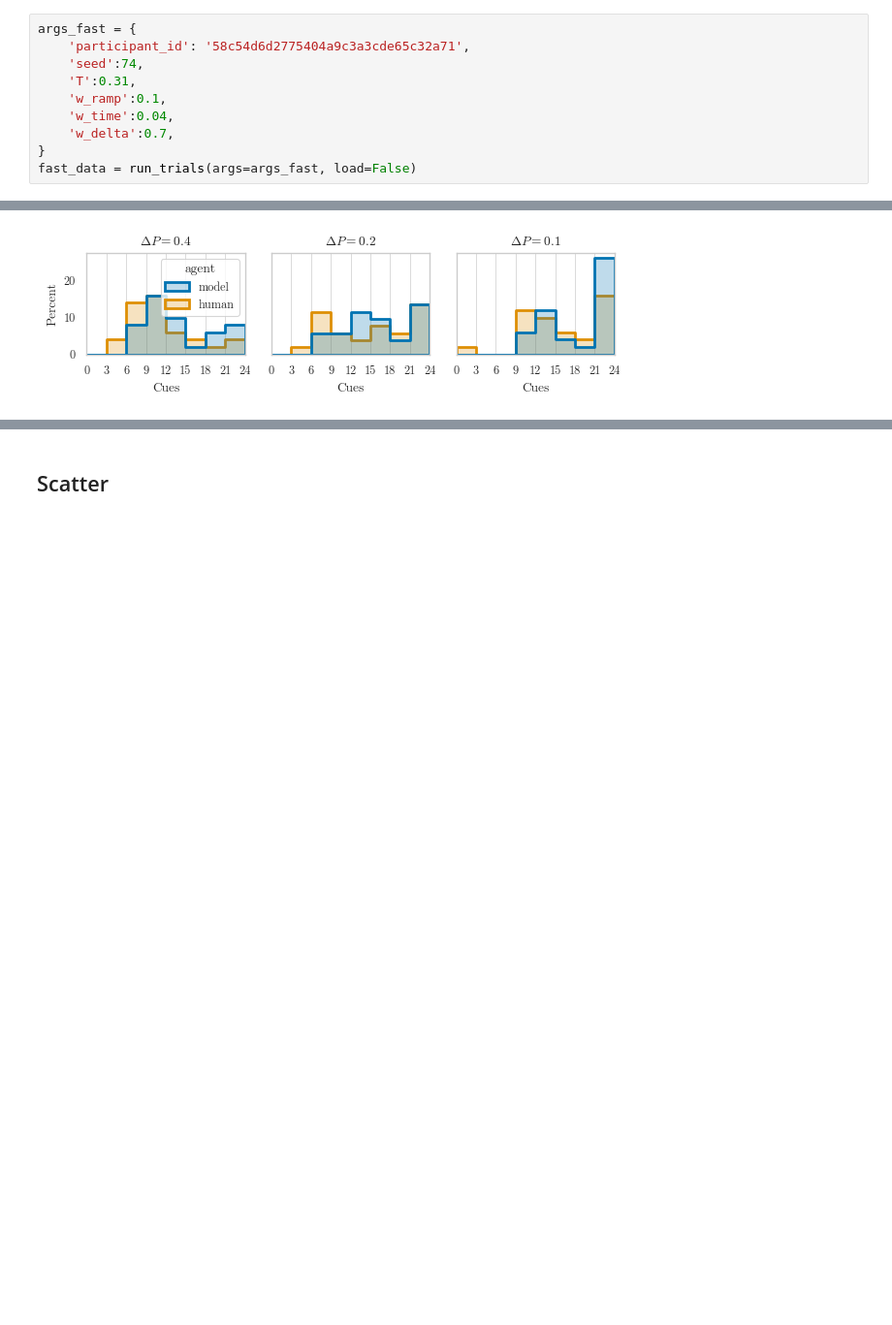
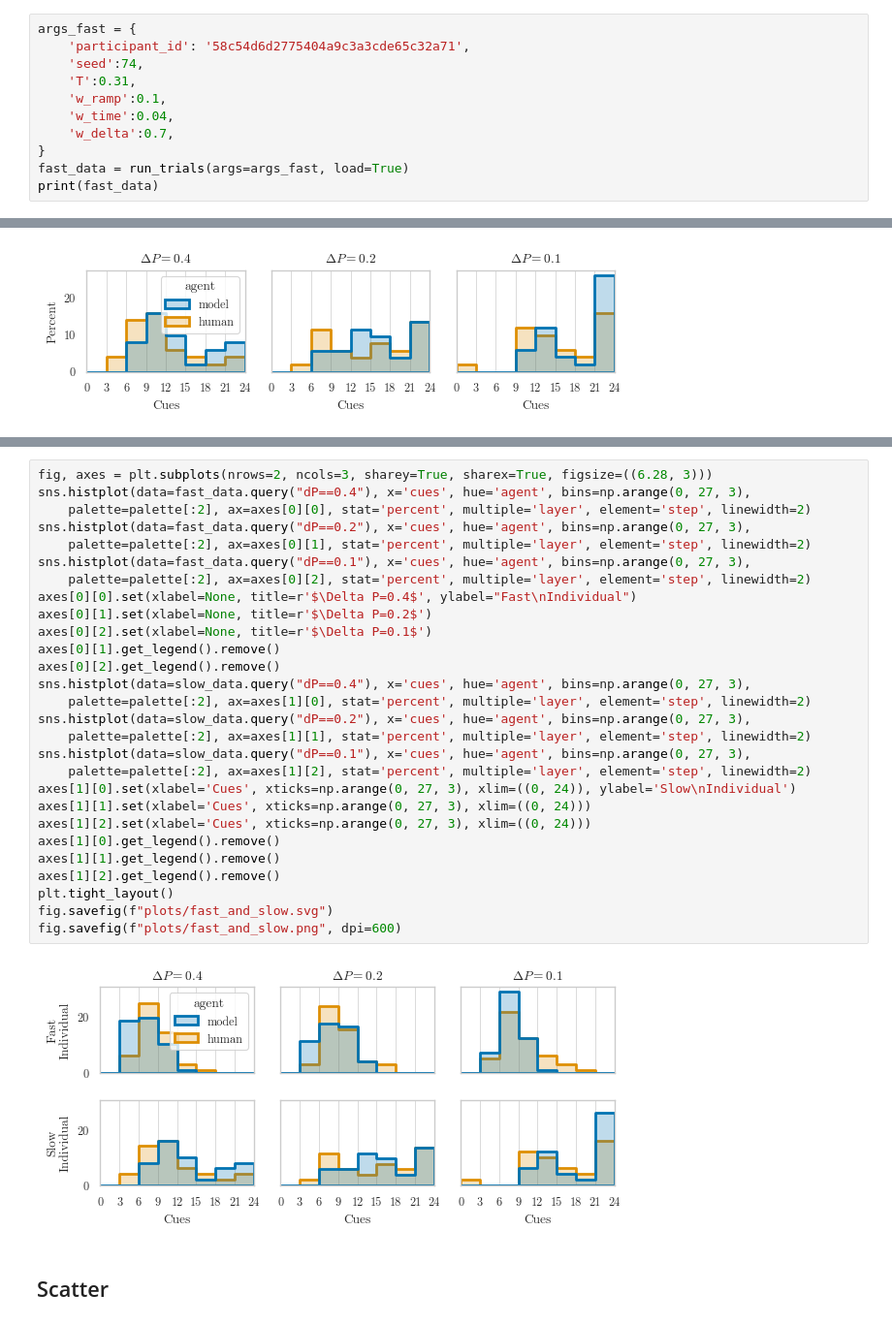
Before and after one commit to psipeter/value-accumulation, a Jupyter notebook: analysis.ipynb, the cells around one changed output, grey strips where cells are left out. Shown at 97% size. Saved outputs shown, nothing was run; the diff lists cells and outputs as text; blank space fills up the shorter version.

```diff
--- a/analysis.ipynb
+++ b/analysis.ipynb
@@ -207,5 +207,6 @@ args_fast = {
     'w_time':0.04,
     'w_delta':0.7,
 }
-fast_data = run_trials(args=args_fast, load=False)
+fast_data = run_trials(args=args_fast, load=True)
+print(fast_data)
 # %% [output]
@@ -322,3 +318,33 @@ fig.savefig(f"plots/slow.png", dpi=600)
+# %%
+fig, axes = plt.subplots(nrows=2, ncols=3, sharey=True, sharex=True, figsize=((6.28, 3)))
+sns.histplot(data=fast_data.query("dP==0.4"), x='cues', hue='agent', bins=np.arange(0, 27, 3),
+    palette=palette[:2], ax=axes[0][0], stat='percent', multiple='layer', element='step', linewidth=2)
+sns.histplot(data=fast_data.query("dP==0.2"), x='cues', hue='agent', bins=np.arange(0, 27, 3),
+    palette=palette[:2], ax=axes[0][1], stat='percent', multiple='layer', element='step', linewidth=2)
+sns.histplot(data=fast_data.query("dP==0.1"), x='cues', hue='agent', bins=np.arange(0, 27, 3),
+    palette=palette[:2], ax=axes[0][2], stat='percent', multiple='layer', element='step', linewidth=2)
+axes[0][0].set(xlabel=None, title=r'$\Delta P=0.4$', ylabel="Fast\nIndividual")
+axes[0][1].set(xlabel=None, title=r'$\Delta P=0.2$')
+axes[0][2].set(xlabel=None, title=r'$\Delta P=0.1$')
+axes[0][1].get_legend().remove()
+axes[0][2].get_legend().remove()
+sns.histplot(data=slow_data.query("dP==0.4"), x='cues', hue='agent', bins=np.arange(0, 27, 3),
+    palette=palette[:2], ax=axes[1][0], stat='percent', multiple='layer', element='step', linewidth=2)
+sns.histplot(data=slow_data.query("dP==0.2"), x='cues', hue='agent', bins=np.arange(0, 27, 3),
+    palette=palette[:2], ax=axes[1][1], stat='percent', multiple='layer', element='step', linewidth=2)
+sns.histplot(data=slow_data.query("dP==0.1"), x='cues', hue='agent', bins=np.arange(0, 27, 3),
+    palette=palette[:2], ax=axes[1][2], stat='percent', multiple='layer', element='step', linewidth=2)
+axes[1][0].set(xlabel='Cues', xticks=np.arange(0, 27, 3), xlim=((0, 24)), ylabel='Slow\nIndividual')
+axes[1][1].set(xlabel='Cues', xticks=np.arange(0, 27, 3), xlim=((0, 24)))
+axes[1][2].set(xlabel='Cues', xticks=np.arange(0, 27, 3), xlim=((0, 24)))
+axes[1][0].get_legend().remove()
+axes[1][1].get_legend().remove()
+axes[1][2].get_legend().remove()
+plt.tight_layout()
+fig.savefig(f"plots/fast_and_slow.svg")
+fig.savefig(f"plots/fast_and_slow.png", dpi=600)
+# %% [output]
+[figure, added]
 # %% [markdown]
 ## Scatter
 # %%
```
Also changed, not shown: parts of 7 cells of this notebook, 1 other file.
